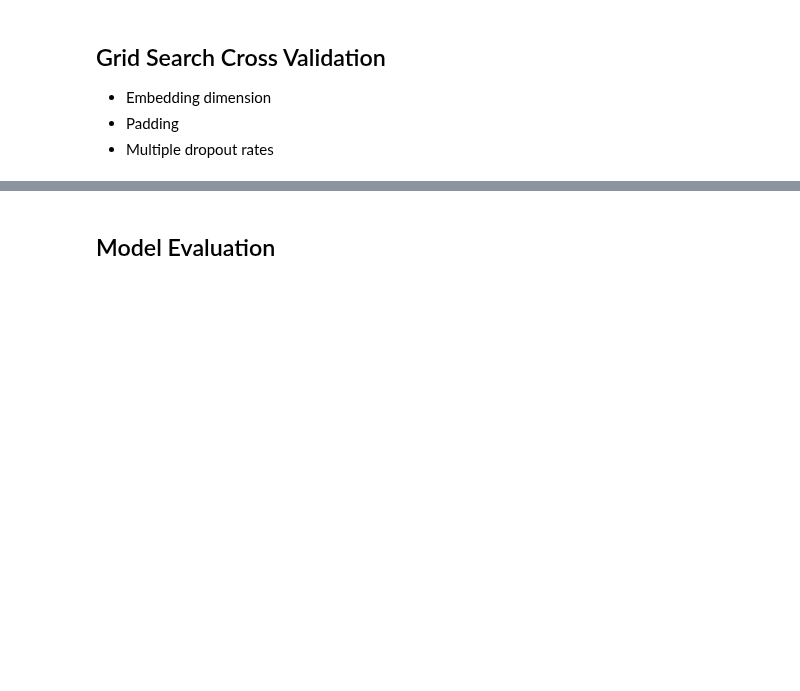
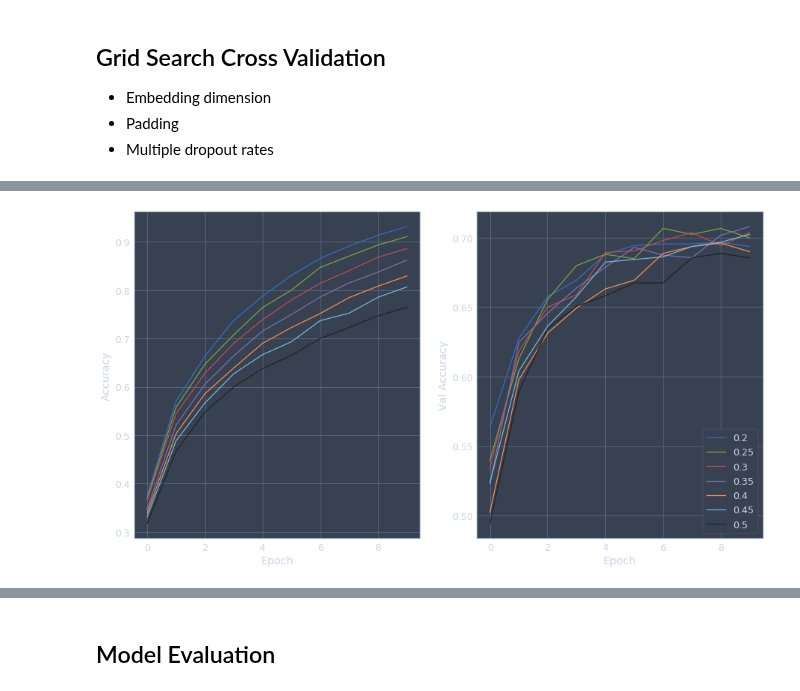
Before and after one commit to alexisthual/posos-data-challenge, a Jupyter notebook: Workflow.ipynb, the cells around one changed output, grey strips where cells are left out. Drawn from its saved outputs; the diff is of its cells as text; code cells hidden in the pictures; blank space fills up the shorter version.

```diff
--- a/Workflow.ipynb
+++ b/Workflow.ipynb
@@ -494,0 +566,6 @@ plt.show()
+# %%
+plotAccCV('./../cross_validation/acc_drop_rate_1.txt',
+          './../cross_validation/val_acc_drop_rate_1.txt',
+          list(map(lambda x: round(x,2), np.linspace(0.2,0.5,num=7))))
+# %% [output]
+[figure, added]
```
Also changed, not shown: parts of 30 cells of this notebook.
